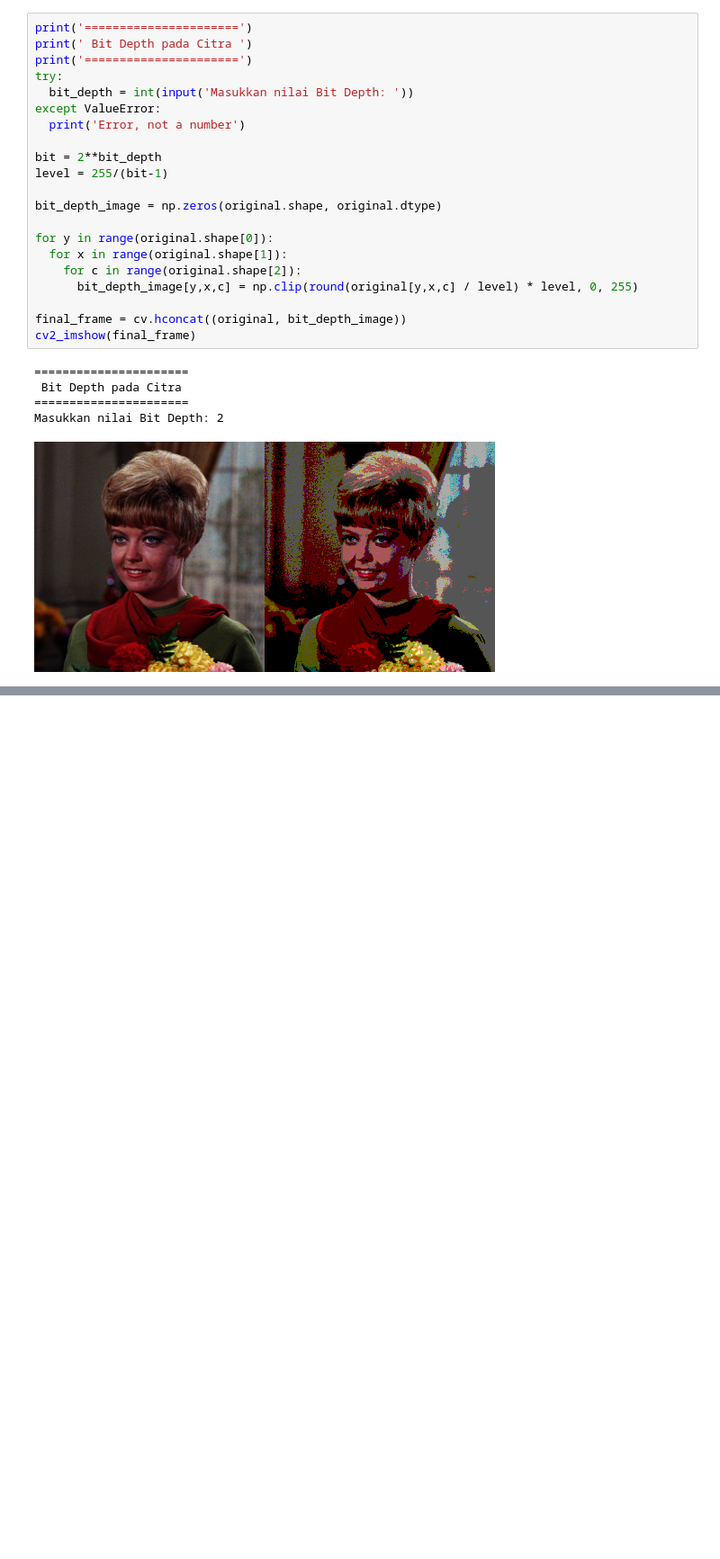
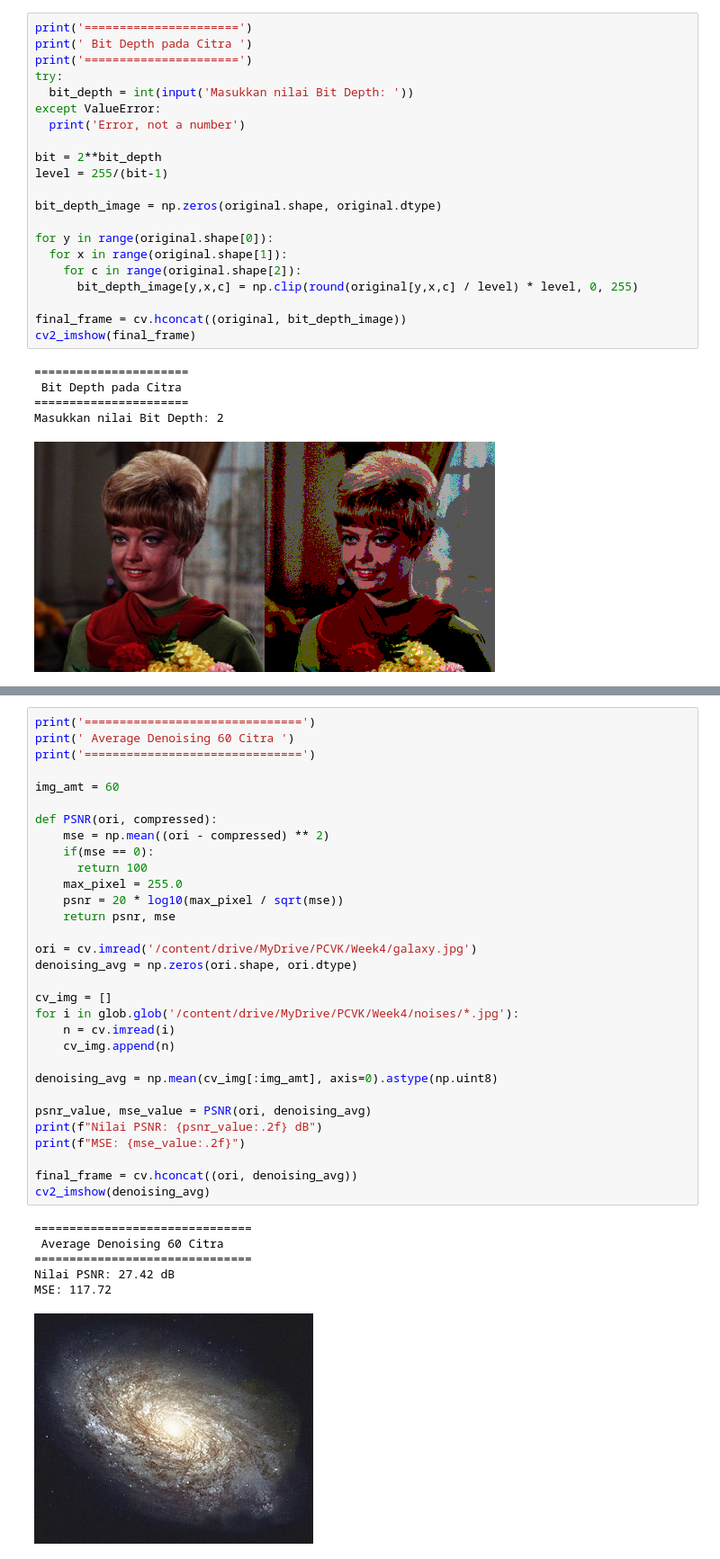
Before and after one commit to farrel1422/PCVK_Genap_2023, a Jupyter notebook: Week4.ipynb, the cells around one changed output, grey strips where cells are left out. Shown at 90% size. Drawn from its saved outputs; the diff is of its cells as text; blank space fills up the shorter version.

```diff
--- a/Week4.ipynb
+++ b/Week4.ipynb
@@ -146,2 +147,40 @@ Nilai PSNR: 27.43689937914209 dB
 [figure]
+# %%
+print('===============================')
+print(' Average Denoising 60 Citra ')
+print('===============================')
+
+img_amt = 60
+
+def PSNR(ori, compressed):
+    mse = np.mean((ori - compressed) ** 2)
+    if(mse == 0):
+      return 100
+    max_pixel = 255.0
+    psnr = 20 * log10(max_pixel / sqrt(mse))
+    return psnr, mse
+
+ori = cv.imread('/content/drive/MyDrive/PCVK/Week4/galaxy.jpg')
+denoising_avg = np.zeros(ori.shape, ori.dtype)
+
+cv_img = []
+for i in glob.glob('/content/drive/MyDrive/PCVK/Week4/noises/*.jpg'):
+    n = cv.imread(i)
+    cv_img.append(n)
+
+denoising_avg = np.mean(cv_img[:img_amt], axis=0).astype(np.uint8)
+
+psnr_value, mse_value = PSNR(ori, denoising_avg)
+print(f"Nilai PSNR: {psnr_value:.2f} dB")
+print(f"MSE: {mse_value:.2f}")
+
+final_frame = cv.hconcat((ori, denoising_avg))
+cv2_imshow(denoising_avg)
+# %% [output]
+===============================
+ Average Denoising 60 Citra
+===============================
+Nilai PSNR: 27.42 dB
+MSE: 117.72
+[figure, added]
 # %%
```
Also changed, not shown: parts of 12 cells of this notebook.
